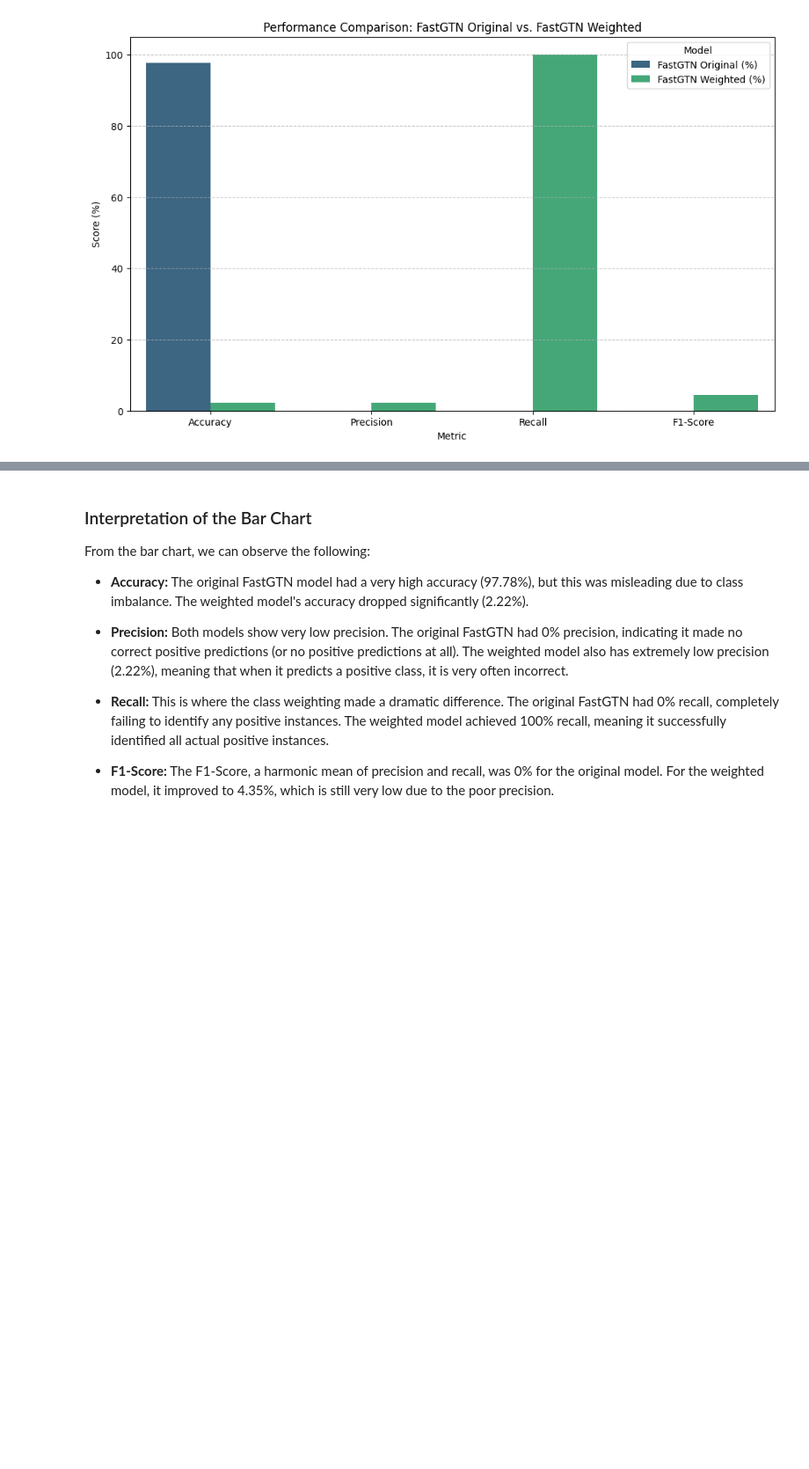
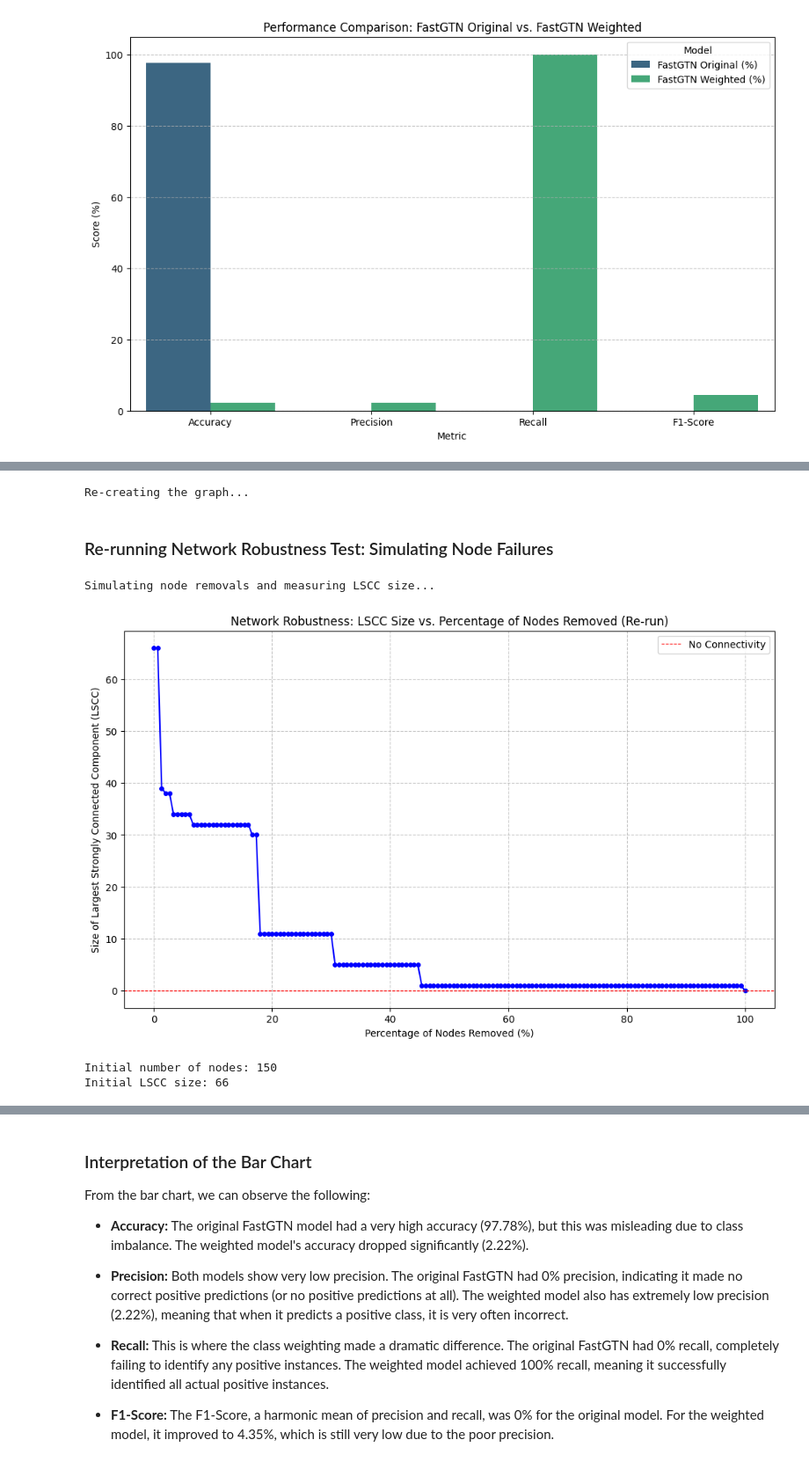
Before and after one commit to luisgabrielmatthew74/codeprojects, a Jupyter notebook: red_mx.ipynb, the cells around one changed output, grey strips where cells are left out. Shown at 88% size. Cells and saved outputs as stored; diff of their text form; code cells hidden in the pictures; blank space fills up the shorter version.

```diff
--- a/red_mx.ipynb
+++ b/red_mx.ipynb
@@ -826,0 +829,10 @@ plt.show()
+# %%
+import pandas as pd
+import networkx as nx
+import matplotlib.pyplot as plt
+import numpy as np
+import random
+
+print("Re-loading data from '/content/red_conexiones_internet.csv'...")
+df = pd.read_csv('/content/red_conexiones_internet.csv')
+display(df.head())
@@ -826,0 +847,58 @@ plt.show()
+# %%
+# Re-creating the graph G
+print("Re-creating the graph...")
+G = nx.DiGraph()
+for index, row in df.iterrows():
+    G.add_edge(row['Nodo_Origen'], row['Nodo_Destino'], weight=row['Latencia_ms'])
+# %% [output]
+Re-creating the graph...
+# %% [markdown]
+### Re-running Network Robustness Test: Simulating Node Failures
+# %%
+def get_largest_strongly_connected_component_size(graph):
+    if not graph.nodes():
+        return 0
+    return len(max(nx.strongly_connected_components(graph), key=len, default=set()))
+
+# Make a copy of the original graph to perform robustness testing without altering the original
+G_robustness = G.copy()
+
+# Get initial LSCC size
+initial_lscc_size = get_largest_strongly_connected_component_size(G_robustness)
+
+# List to store LSCC size after each node removal
+lscc_sizes = [initial_lscc_size]
+
+# List of nodes to be removed (random order)
+all_nodes = list(G_robustness.nodes())
+random.shuffle(all_nodes)
+
+# Simulate node removals
+print("Simulating node removals and measuring LSCC size...")
+for i, node_to_remove in enumerate(all_nodes):
+    G_robustness.remove_node(node_to_remove)
+    current_lscc_size = get_largest_strongly_connected_component_size(G_robustness)
+    lscc_sizes.append(current_lscc_size)
+
+# Generate x-axis values: percentage of nodes removed
+num_nodes_removed = np.arange(len(lscc_sizes))
+percentage_nodes_removed = (num_nodes_removed / len(G.nodes())) * 100
+
+# Plot the results
+plt.figure(figsize=(12, 7))
+plt.plot(percentage_nodes_removed, lscc_sizes, marker='o', linestyle='-', color='b', markersize=4)
+plt.title('Network Robustness: LSCC Size vs. Percentage of Nodes Removed (Re-run)')
+plt.xlabel('Percentage of Nodes Removed (%)')
+plt.ylabel('Size of Largest Strongly Connected Component (LSCC)')
+plt.grid(True, linestyle='--', alpha=0.7)
+plt.axhline(0, color='red', linestyle='--', linewidth=0.8, label='No Connectivity')
+plt.legend()
+plt.show()
+
+print(f"Initial number of nodes: {G.number_of_nodes()}")
+print(f"Initial LSCC size: {initial_lscc_size}")
+# %% [output]
+Simulating node removals and measuring LSCC size...
+[figure, added]
+Initial number of nodes: 150
+Initial LSCC size: 66
```
Also changed, not shown: parts of 12 cells of this notebook.
